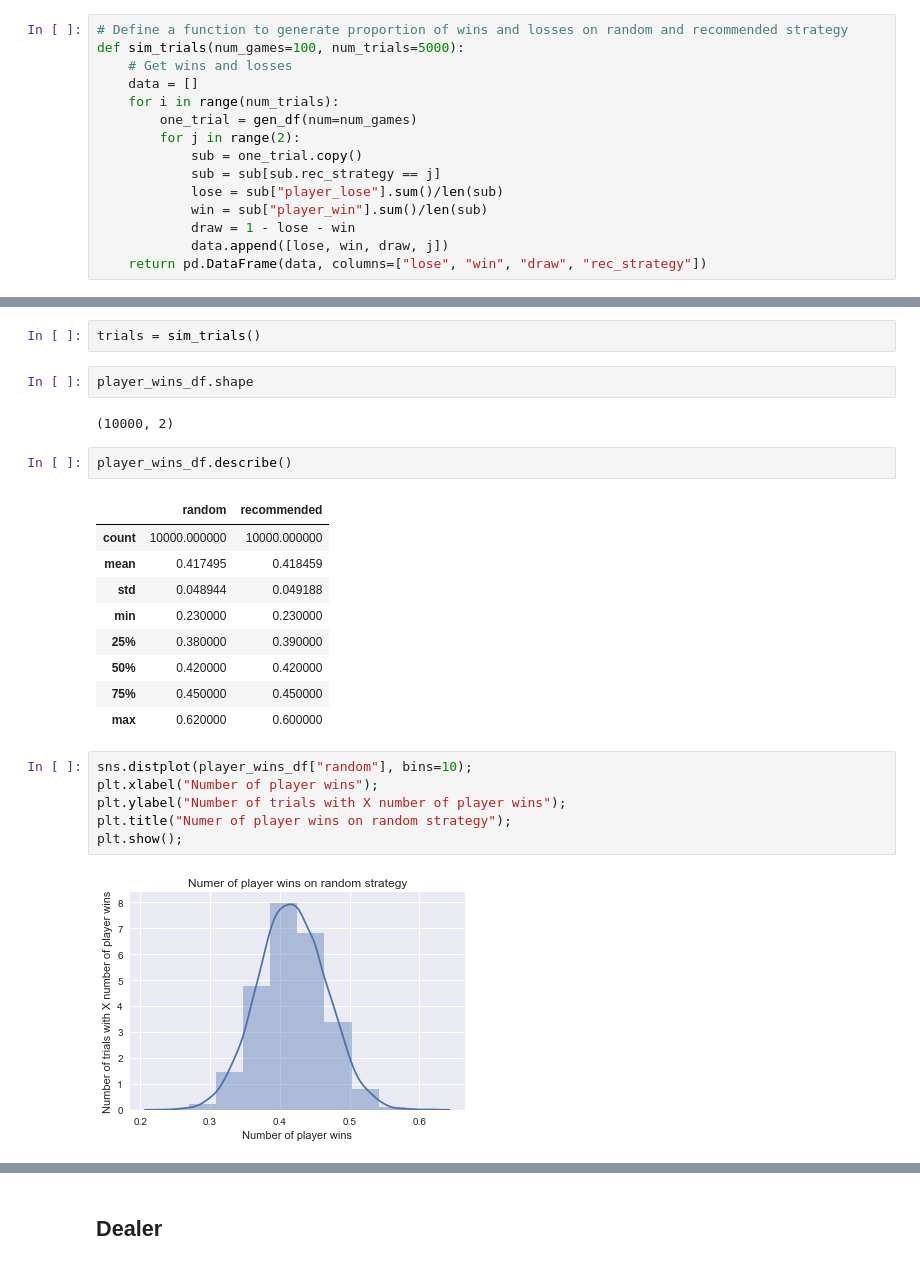
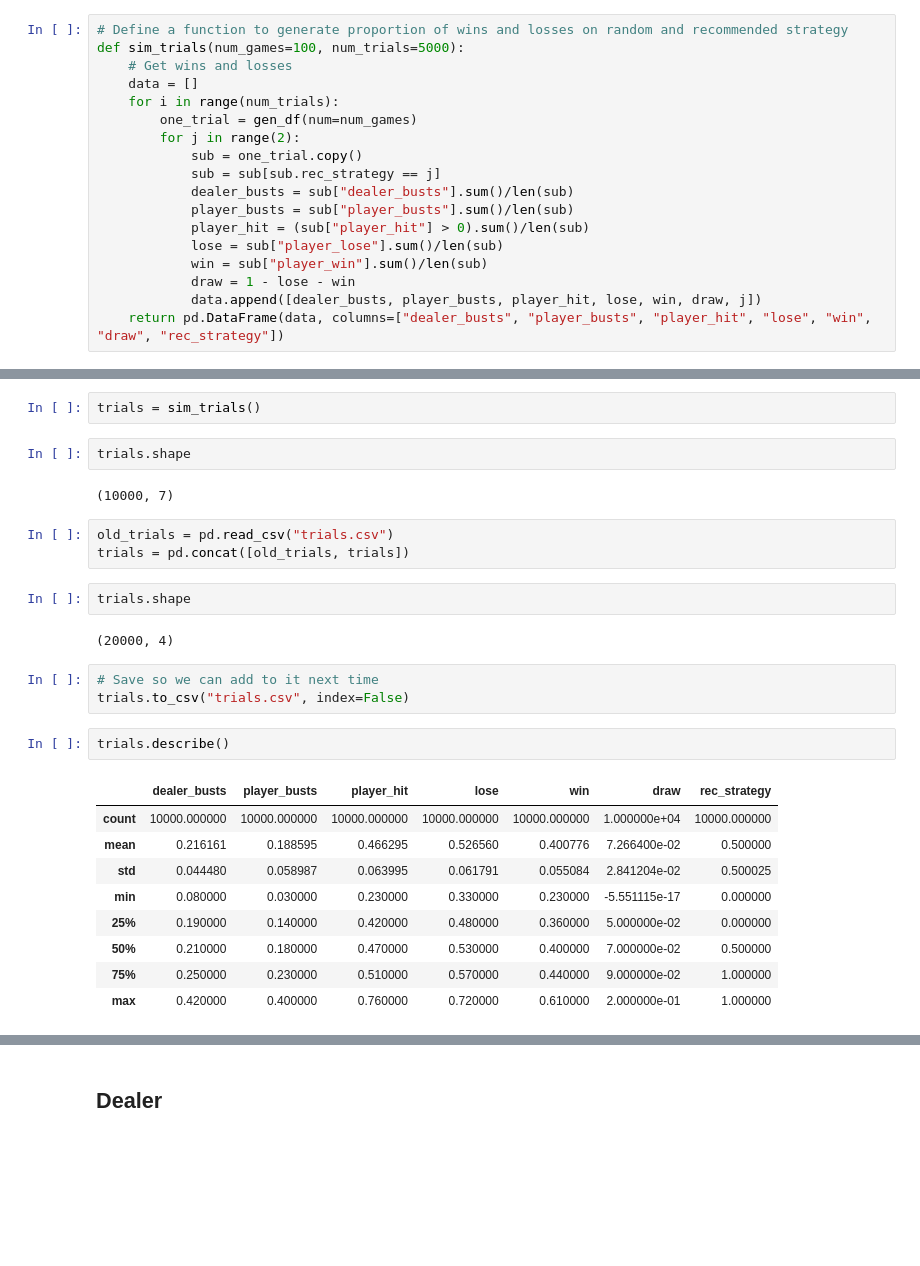
Before and after one commit to jocelyn-ong/data-science-projects, a Jupyter notebook: others/blackjack/blackjack-simulation.ipynb, the cells around one changed output, grey strips where cells are left out. Drawn from its saved outputs; the diff is of its cells as text; blank space fills up the shorter version.

```diff
--- a/others/blackjack/blackjack-simulation.ipynb
+++ b/others/blackjack/blackjack-simulation.ipynb
@@ -441,8 +441,11 @@ def sim_trials(num_games=100, num_trials=5000):
         for j in range(2):
             sub = one_trial.copy()
             sub = sub[sub.rec_strategy == j]
+            dealer_busts = sub["dealer_busts"].sum()/len(sub)
+            player_busts = sub["player_busts"].sum()/len(sub)
+            player_hit = (sub["player_hit"] > 0).sum()/len(sub)
             lose = sub["player_lose"].sum()/len(sub)
             win = sub["player_win"].sum()/len(sub)
             draw = 1 - lose - win
-            data.append([lose, win, draw, j])
-    return pd.DataFrame(data, columns=["lose", "win", "draw", "rec_strategy"])
+            data.append([dealer_busts, player_busts, player_hit, lose, win, draw, j])
+    return pd.DataFrame(data, columns=["dealer_busts", "player_busts", "player_hit", "lose", "win", "draw", "rec_strategy"])
@@ -449,26 +454,28 @@ def sim_trials(num_games=100, num_trials=5000):
 # %%
 trials = sim_trials()
 # %%
-player_wins_df.shape
+trials.shape
 # %% [output]
-(10000, 2)
+(10000, 7)
+# %%
+old_trials = pd.read_csv("trials.csv")
+trials = pd.concat([old_trials, trials])
+# %%
+trials.shape
+# %% [output]
+(20000, 4)
+# %%
+# Save so we can add to it next time
+trials.to_csv("trials.csv", index=False)
 # %%
-player_wins_df.describe()
+trials.describe()
 # %% [output]
-|  | random | recommended |
-| count | 10000.000000 | 10000.000000 |
-| mean | 0.417495 | 0.418459 |
-| std | 0.048944 | 0.049188 |
-| min | 0.230000 | 0.230000 |
-| 25% | 0.380000 | 0.390000 |
-| 50% | 0.420000 | 0.420000 |
-| 75% | 0.450000 | 0.450000 |
-| max | 0.620000 | 0.600000 |
+|  | dealer_busts | player_busts | player_hit | lose | win | draw | rec_strategy |
+| count | 10000.000000 | 10000.000000 | 10000.000000 | 10000.000000 | 10000.000000 | 1.000000e+04 | 10000.000000 |
+| mean | 0.216161 | 0.188595 | 0.466295 | 0.526560 | 0.400776 | 7.266400e-02 | 0.500000 |
+| std | 0.044480 | 0.058987 | 0.063995 | 0.061791 | 0.055084 | 2.841204e-02 | 0.500025 |
+| min | 0.080000 | 0.030000 | 0.230000 | 0.330000 | 0.230000 | -5.551115e-17 | 0.000000 |
+| 25% | 0.190000 | 0.140000 | 0.420000 | 0.480000 | 0.360000 | 5.000000e-02 | 0.000000 |
+| 50% | 0.210000 | 0.180000 | 0.470000 | 0.530000 | 0.400000 | 7.000000e-02 | 0.500000 |
+| 75% | 0.250000 | 0.230000 | 0.510000 | 0.570000 | 0.440000 | 9.000000e-02 | 1.000000 |
+| max | 0.420000 | 0.400000 | 0.760000 | 0.720000 | 0.610000 | 2.000000e-01 | 1.000000 |
-# %%
-sns.distplot(player_wins_df["random"], bins=10);
-plt.xlabel("Number of player wins");
-plt.ylabel("Number of trials with X number of player wins");
-plt.title("Numer of player wins on random strategy");
-plt.show();
-# %% [output]
-[figure, removed]
```
Also changed, not shown: parts of 29 cells of this notebook, 1 other file.
